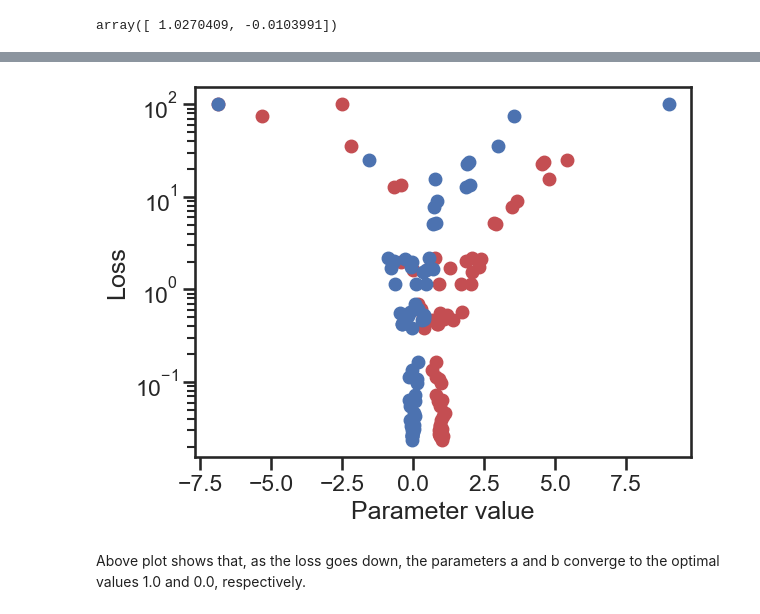
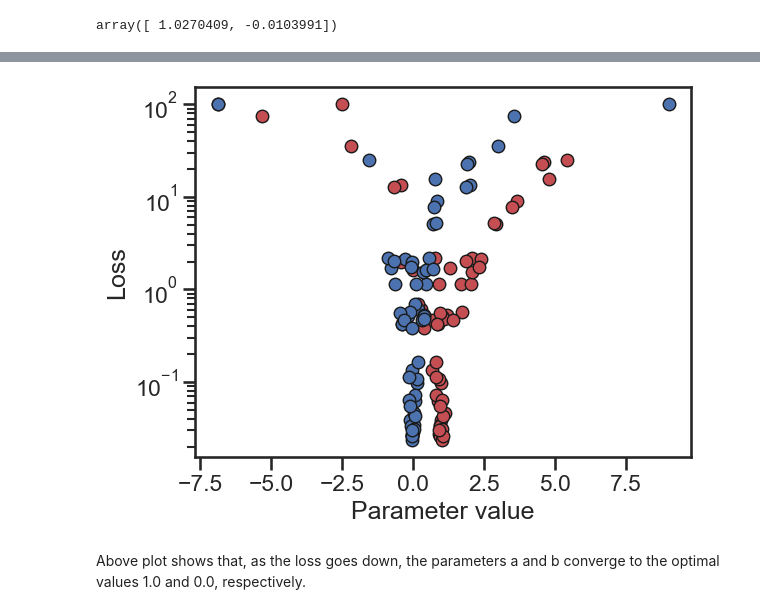
Before and after one commit to ryokbys/optzer, a Jupyter notebook: examples/01_simple_example/README.ipynb, the cells around one changed output, grey strips where cells are left out. Cells and saved outputs as stored; diff of their text form; code cells hidden in the pictures.

```diff
--- a/examples/01_simple_example/README.ipynb
+++ b/examples/01_simple_example/README.ipynb
@@ -129,14 +122,14 @@ plt.show()
 # %%
 iids,losses,prms = read_out_cs_ind()
 p1 = np.array([ p[0] for p in prms])
 p2 = np.array([ p[1] for p in prms])
-plt.plot(p1,losses,'ro',label='param 1')
-plt.plot(p2,losses,'bo',label='param 2')
+plt.plot(p1,losses,'ro',mec='k',label='param 1')
+plt.plot(p2,losses,'bo',mec='k',label='param 2')
 plt.yscale('log')
 plt.xlabel('Parameter value')
 plt.ylabel('Loss')
 plt.show()
 # %% [output]
-[figure, old version]
+[figure, new version]
 # %% [markdown]
 Above plot shows that, as the loss goes down, the parameters a and b converge to the optimal values 1.0 and 0.0, respectively.
```
Also changed, not shown: parts of 5 cells of this notebook, 2 other files.
